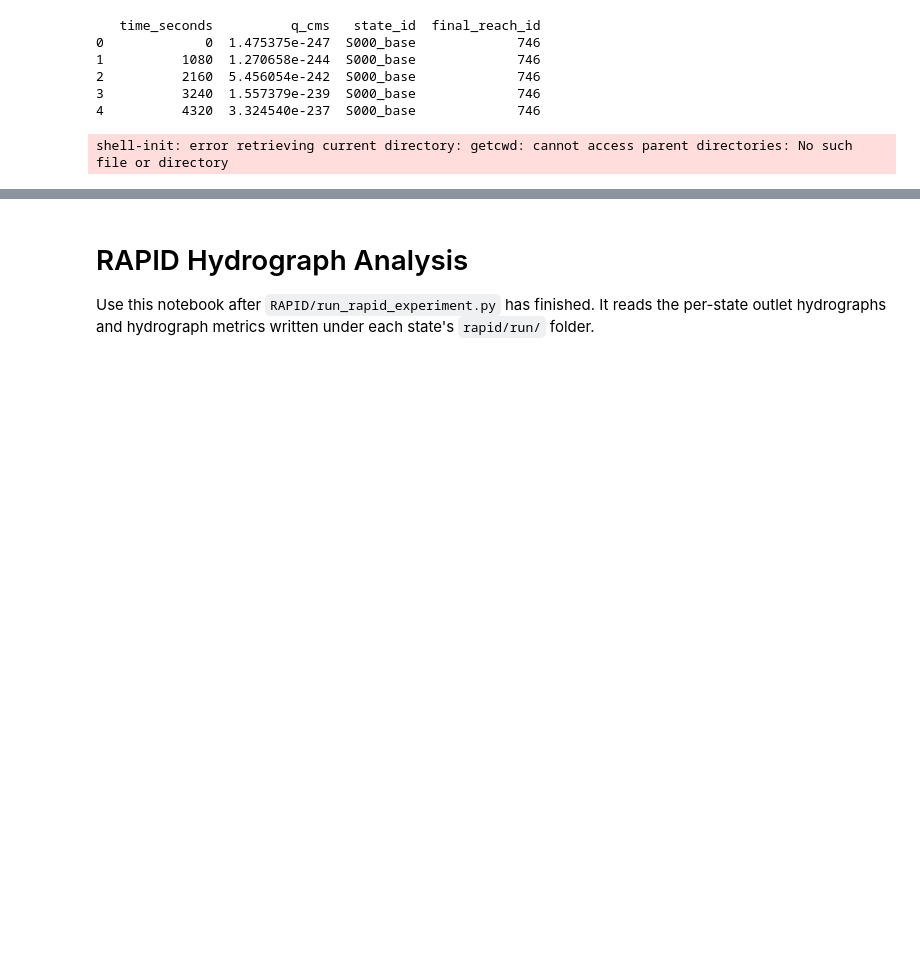
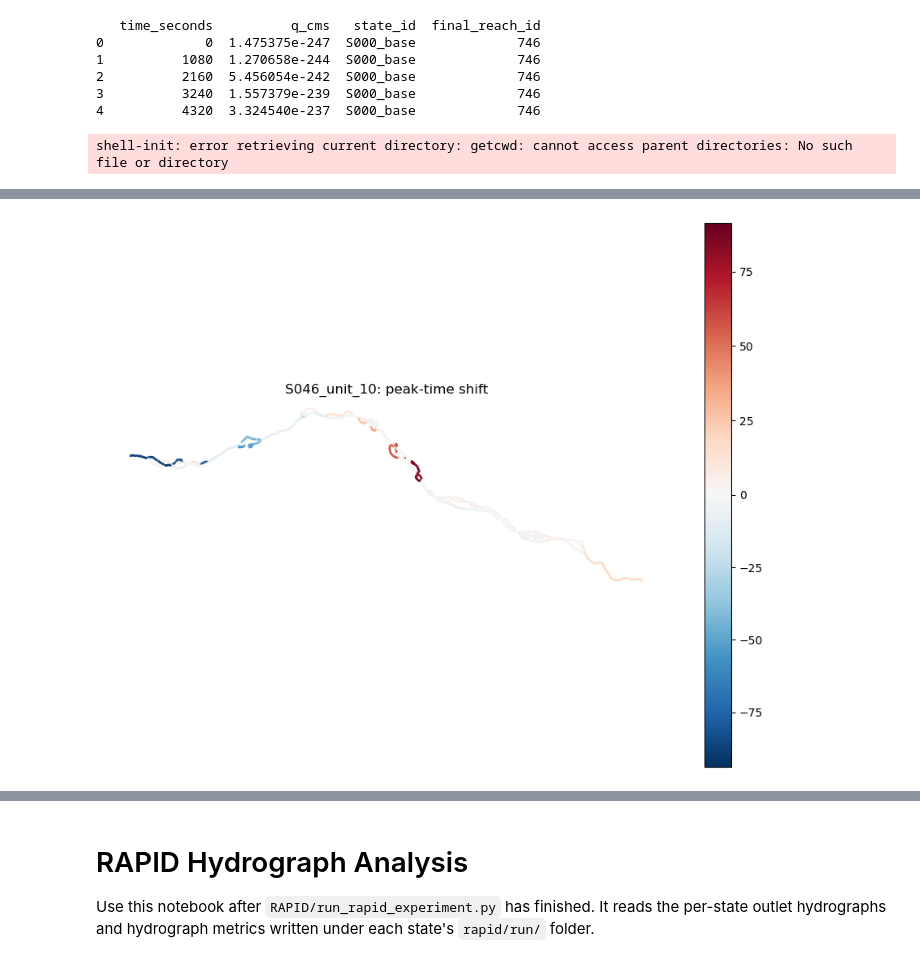
Before and after one commit to niekcde/river_hierarchy, a Jupyter notebook: RAPID/notebooks/rapid_hydrograph_analysis.ipynb, the cells around one changed output, grey strips where cells are left out. Drawn from its saved outputs; the diff is of its cells as text; code cells hidden in the pictures; blank space fills up the shorter version.

```diff
--- a/RAPID/notebooks/rapid_hydrograph_analysis.ipynb
+++ b/RAPID/notebooks/rapid_hydrograph_analysis.ipynb
@@ -380,0 +566,8 @@ shell-init: error retrieving current directory: getcwd: cannot access parent dir
+# %%
+fig, ax = plot_reach_timing_map(
+    timing,
+    column="delta_t_peak_hours",
+    title="S046_unit_10: peak-time shift",
+)
+# %% [output]
+[figure, added]
```
Also changed, not shown: parts of 24 cells of this notebook, 7 other files.
